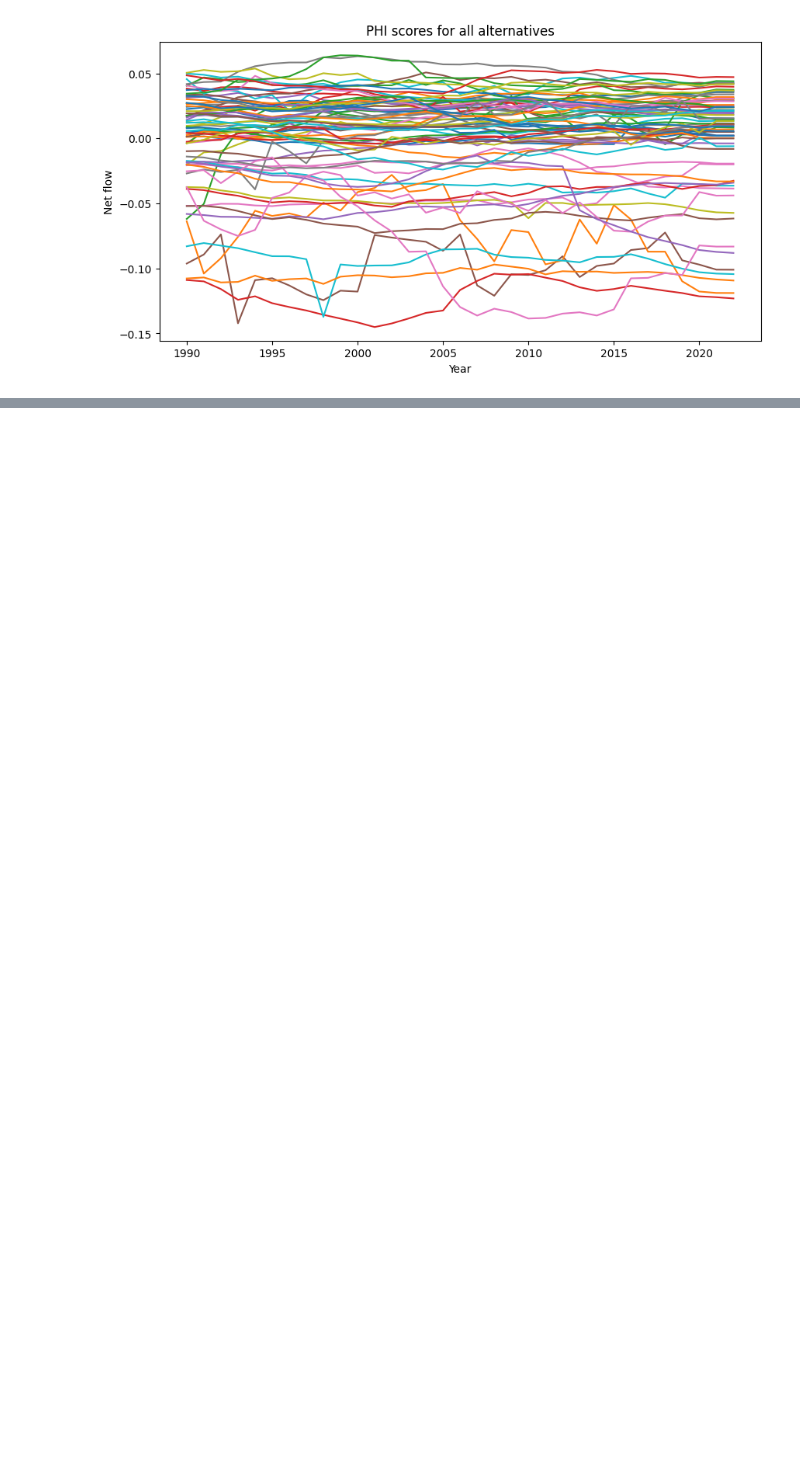
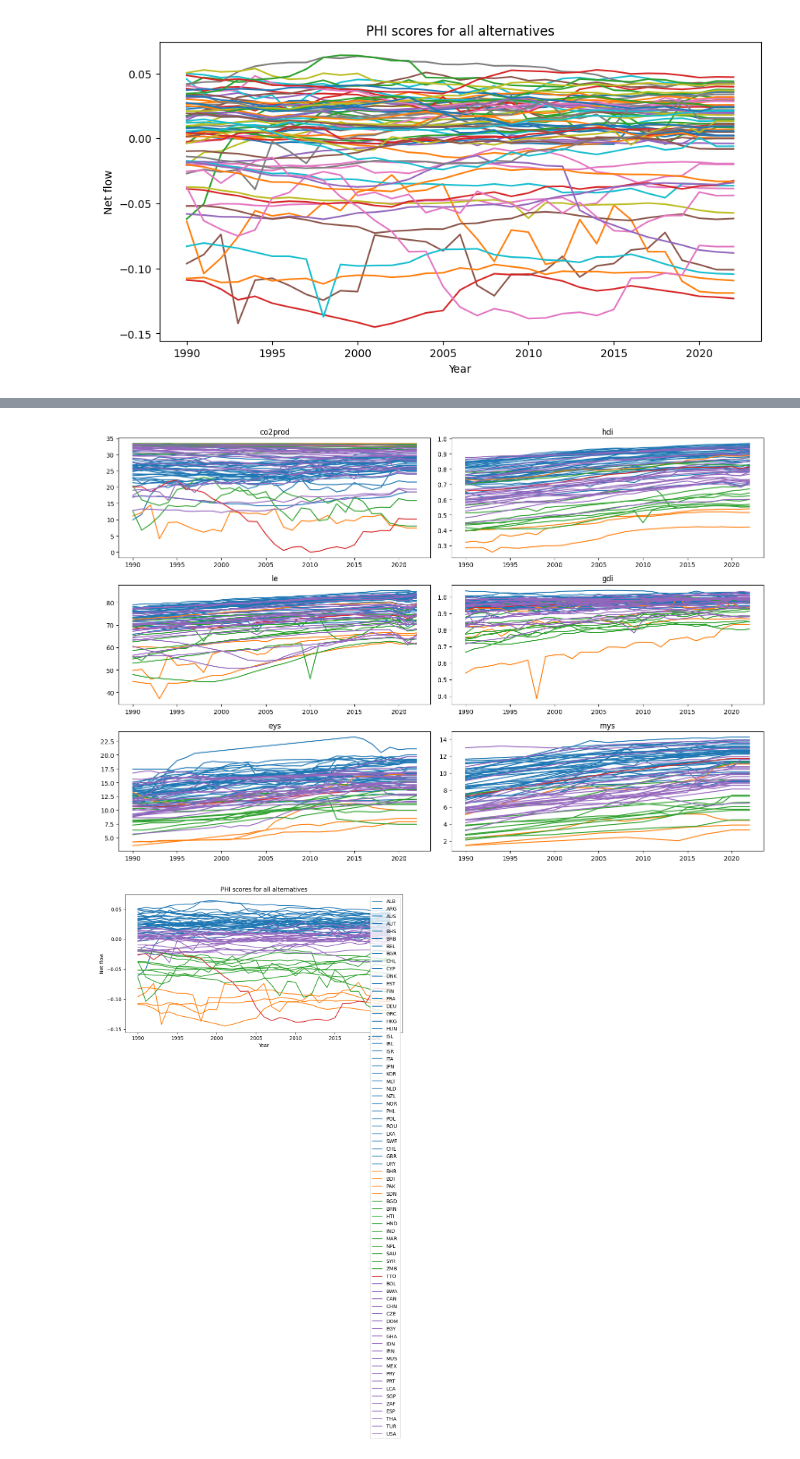
Before and after one commit to R4phou/ulb-master-thesis, a Jupyter notebook: code/src/p2clust.ipynb, the cells around one changed output, grey strips where cells are left out. Cells and saved outputs as stored; diff of their text form; code cells hidden in the pictures; blank space fills up the shorter version.

```diff
--- a/code/src/p2clust.ipynb
+++ b/code/src/p2clust.ipynb
@@ -48,3 +47,10 @@ def plot_PHI(PHI, alt_names, labels=True):
 plot_PHI(PHI_df, PHI_df.index, False)
 # %% [output]
 [figure]
+# %%
+k = 5
+results = cf.kMeans(PHI_df, k, max_it=100, distance_function=cf.euclid_distance)
+
+# Print the results
+for i in range(k):
+    print(f"Cluster {i}: {results[i].index}")
@@ -50,0 +70,11 @@ plot_PHI(PHI_df, PHI_df.index, False)
+# %%
+groups = []
+for i in range(k):
+    groups.append(results[i].index)
+
+plot_cluster(groups, data, False)
+
+plot_cluster_phi(PHI_df, groups)
+# %% [output]
+[figure, added]
+[figure, added]
```
Also changed, not shown: parts of 9 cells of this notebook, 3 other files.
